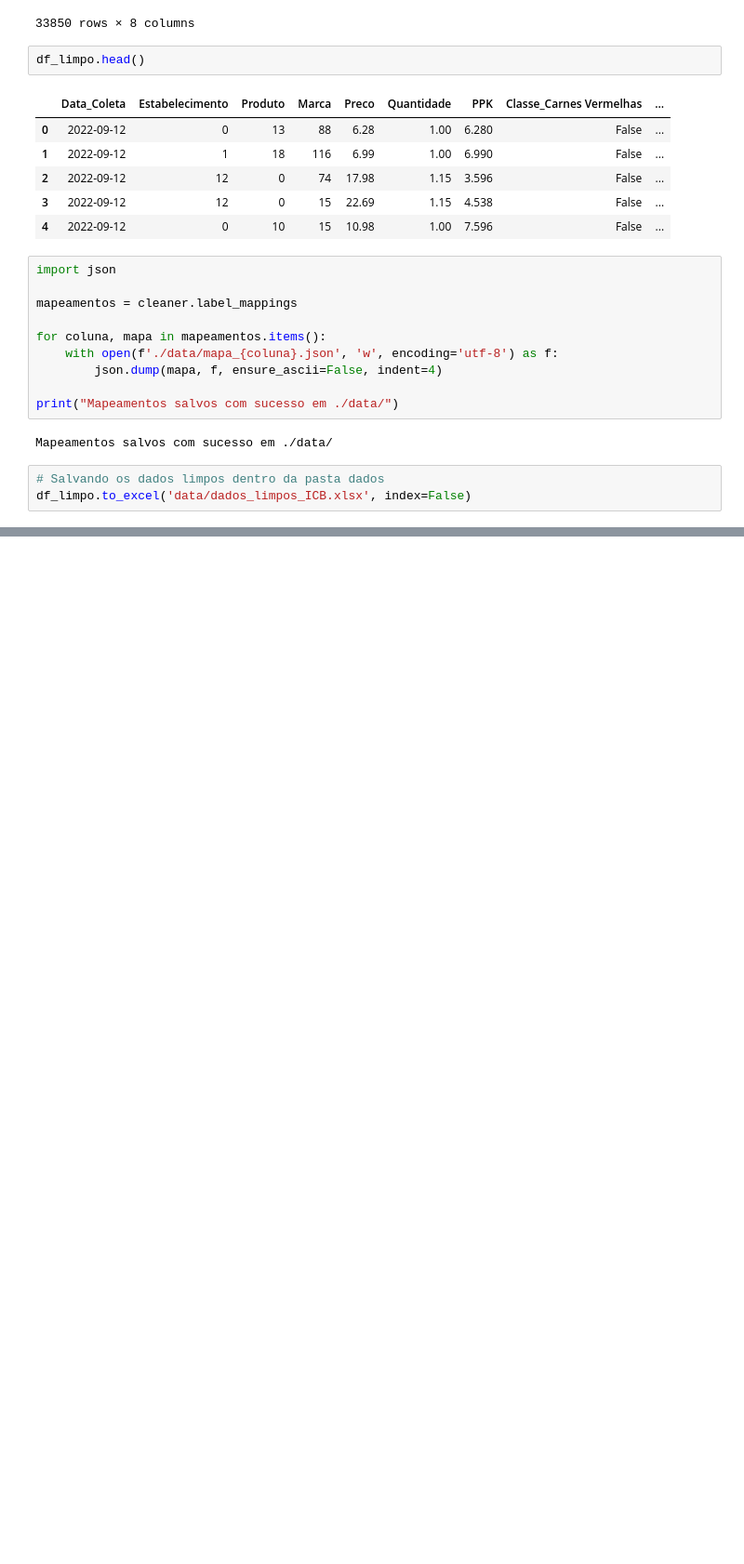
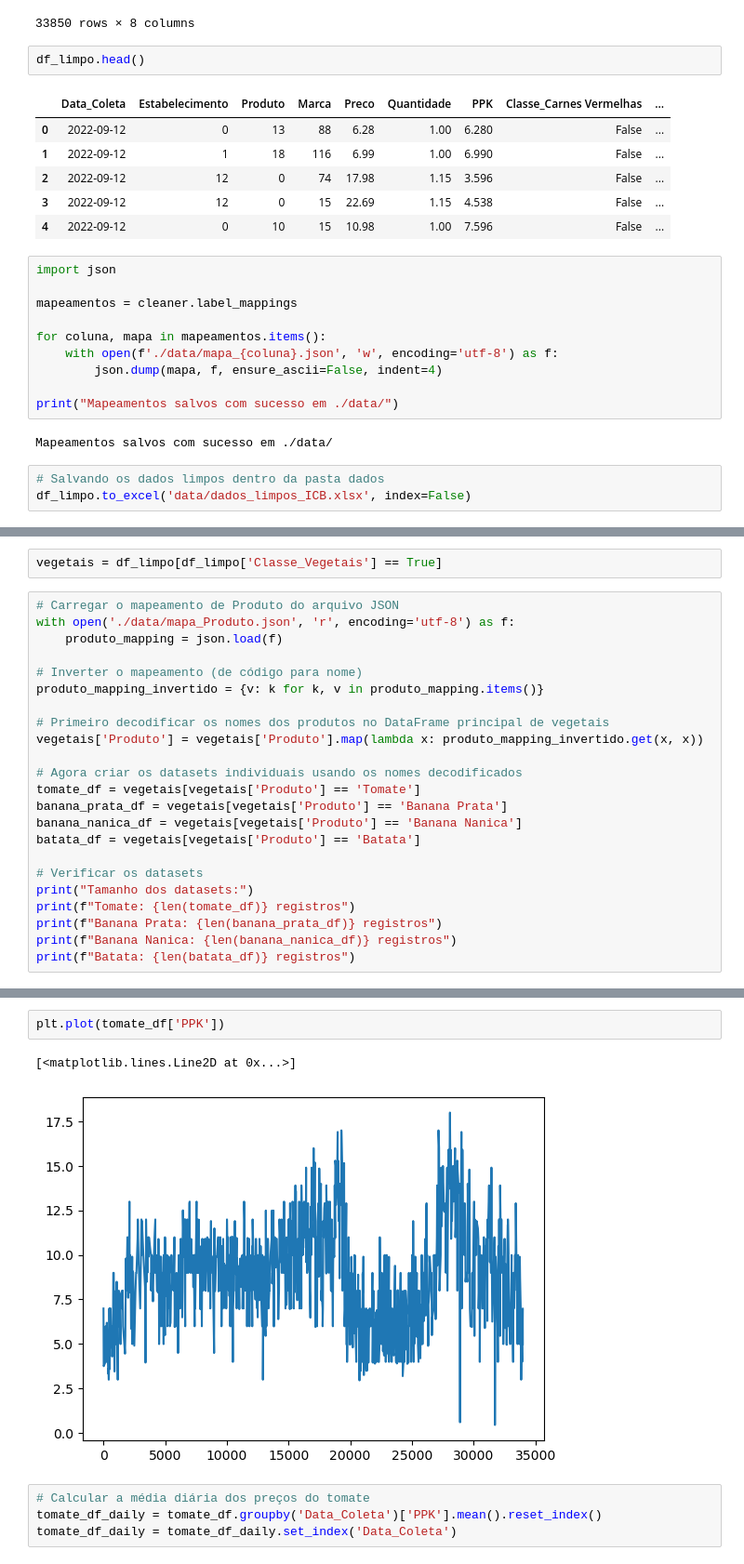
Before and after one commit to gusdorio/SupervisedExploration, a Jupyter notebook: statistical_analysis.ipynb, the cells around one changed output, grey strips where cells are left out. Shown at 93% size. Drawn from its saved outputs; the diff is of its cells as text; blank space fills up the shorter version.

```diff
--- a/statistical_analysis.ipynb
+++ b/statistical_analysis.ipynb
@@ -592,0 +610,25 @@ df_limpo.to_excel('data/dados_limpos_ICB.xlsx', index=False)
+# %%
+vegetais = df_limpo[df_limpo['Classe_Vegetais'] == True]
+# %%
+# Carregar o mapeamento de Produto do arquivo JSON
+with open('./data/mapa_Produto.json', 'r', encoding='utf-8') as f:
+    produto_mapping = json.load(f)
+
+# Inverter o mapeamento (de código para nome)
+produto_mapping_invertido = {v: k for k, v in produto_mapping.items()}
+
+# Primeiro decodificar os nomes dos produtos no DataFrame principal de vegetais
+vegetais['Produto'] = vegetais['Produto'].map(lambda x: produto_mapping_invertido.get(x, x))
+
+# Agora criar os datasets individuais usando os nomes decodificados
+tomate_df = vegetais[vegetais['Produto'] == 'Tomate']
+banana_prata_df = vegetais[vegetais['Produto'] == 'Banana Prata']
+banana_nanica_df = vegetais[vegetais['Produto'] == 'Banana Nanica']
+batata_df = vegetais[vegetais['Produto'] == 'Batata']
+
+# Verificar os datasets
+print("Tamanho dos datasets:")
+print(f"Tomate: {len(tomate_df)} registros")
+print(f"Banana Prata: {len(banana_prata_df)} registros")
+print(f"Banana Nanica: {len(banana_nanica_df)} registros")
+print(f"Batata: {len(batata_df)} registros")
@@ -592,0 +653,9 @@ df_limpo.to_excel('data/dados_limpos_ICB.xlsx', index=False)
+# %%
+plt.plot(tomate_df['PPK'])
+# %% [output]
+[<matplotlib.lines.Line2D at 0x...>]
+[figure, added]
+# %%
+# Calcular a média diária dos preços do tomate
+tomate_df_daily = tomate_df.groupby('Data_Coleta')['PPK'].mean().reset_index()
+tomate_df_daily = tomate_df_daily.set_index('Data_Coleta')
```
Also changed, not shown: parts of 33 cells of this notebook, 1 other file.
